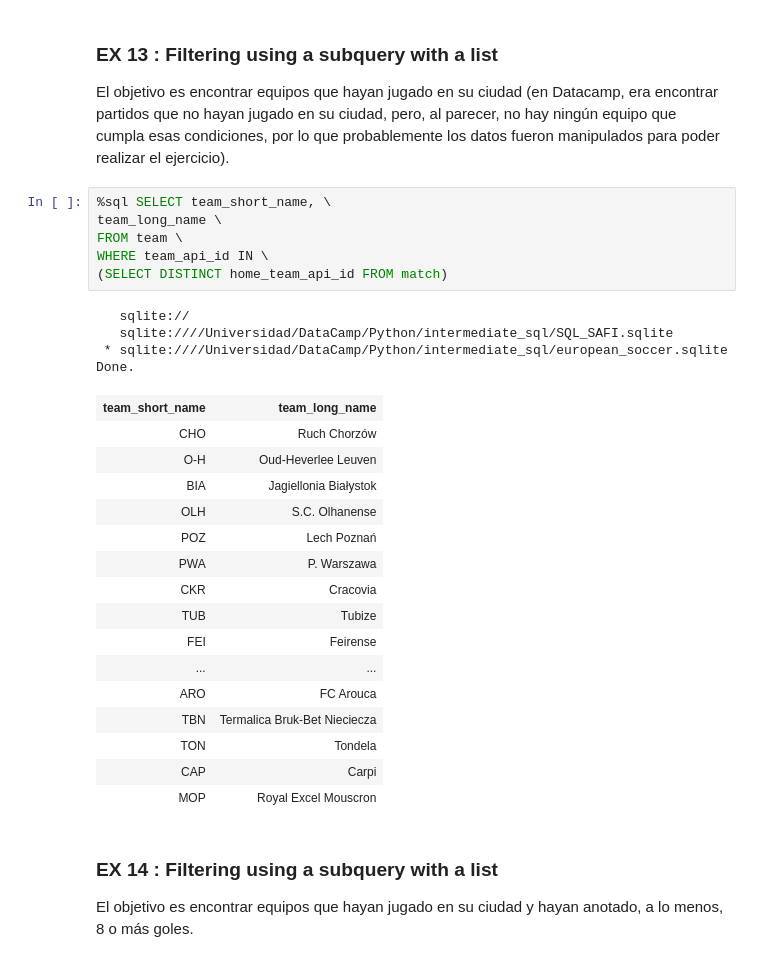
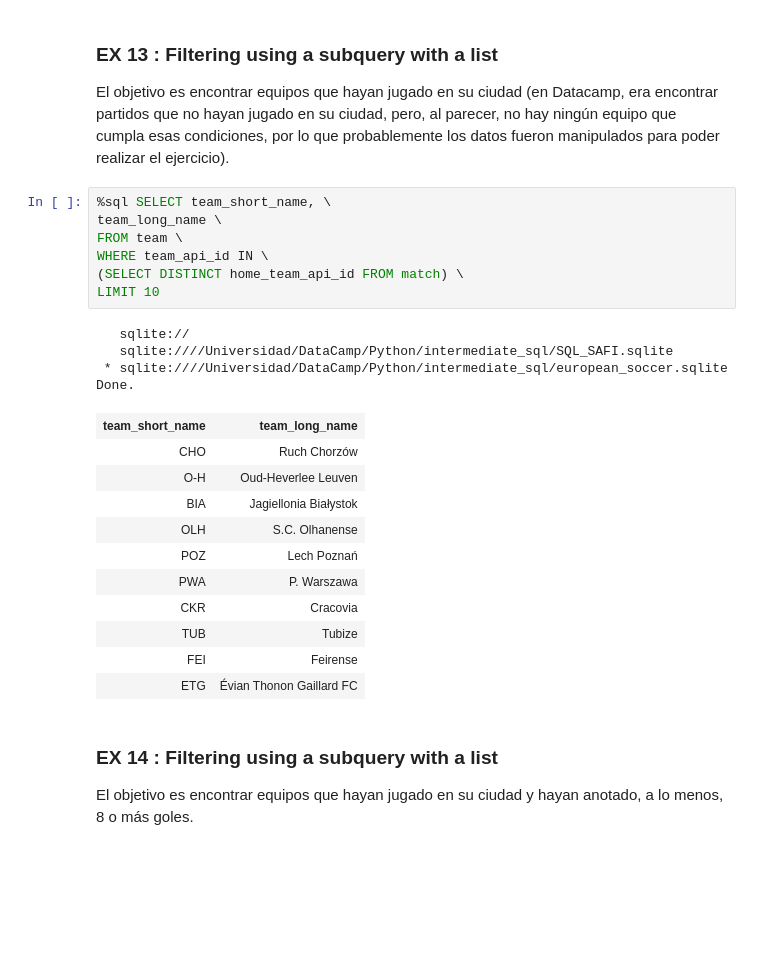
Before and after one commit to adinamarca/notebooks, a Jupyter notebook: SQL/intermediate_sql/notebook.ipynb, the cells around one changed output. Drawn from its saved outputs; the diff is of its cells as text; blank space fills up the shorter version.

```diff
--- a/SQL/intermediate_sql/notebook.ipynb
+++ b/SQL/intermediate_sql/notebook.ipynb
@@ -1591,30 +1591,26 @@ El objetivo es encontrar equipos que hayan jugado en su ciudad (en Datacamp, era
 # %%
 %sql SELECT team_short_name, \
 team_long_name \
 FROM team \
 WHERE team_api_id IN \
-(SELECT DISTINCT home_team_api_id FROM match)
+(SELECT DISTINCT home_team_api_id FROM match) \
+LIMIT 10
 # %% [output]
    sqlite://
    sqlite:////Universidad/DataCamp/Python/intermediate_sql/SQL_SAFI.sqlite
  * sqlite:////Universidad/DataCamp/Python/intermediate_sql/european_soccer.sqlite
 Done.
 | team_short_name | team_long_name |
 | CHO | Ruch Chorzów |
 | O-H | Oud-Heverlee Leuven |
 | BIA | Jagiellonia Białystok |
 | OLH | S.C. Olhanense |
 | POZ | Lech Poznań |
 | PWA | P. Warszawa |
 | CKR | Cracovia |
 | TUB | Tubize |
 | FEI | Feirense |
-| ... | ... |
-| ARO | FC Arouca |
-| TBN | Termalica Bruk-Bet Nieciecza |
-| TON | Tondela |
-| CAP | Carpi |
-| MOP | Royal Excel Mouscron |
+| ETG | Évian Thonon Gaillard FC |
 # %% [markdown]
 ### EX 14 : Filtering using a subquery with a list
 
```
Also changed, not shown: parts of 22 cells of this notebook.
